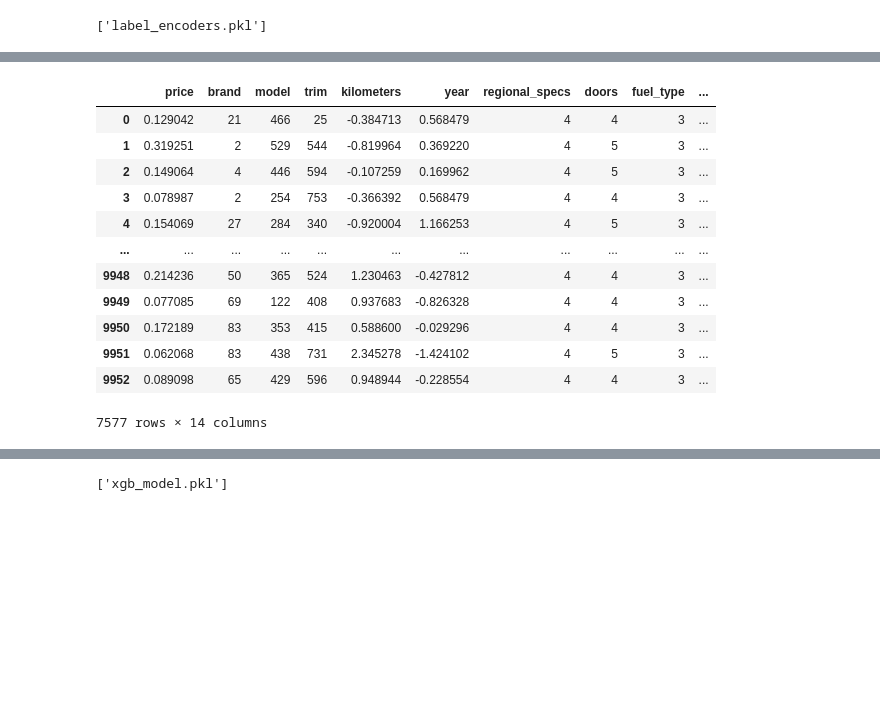
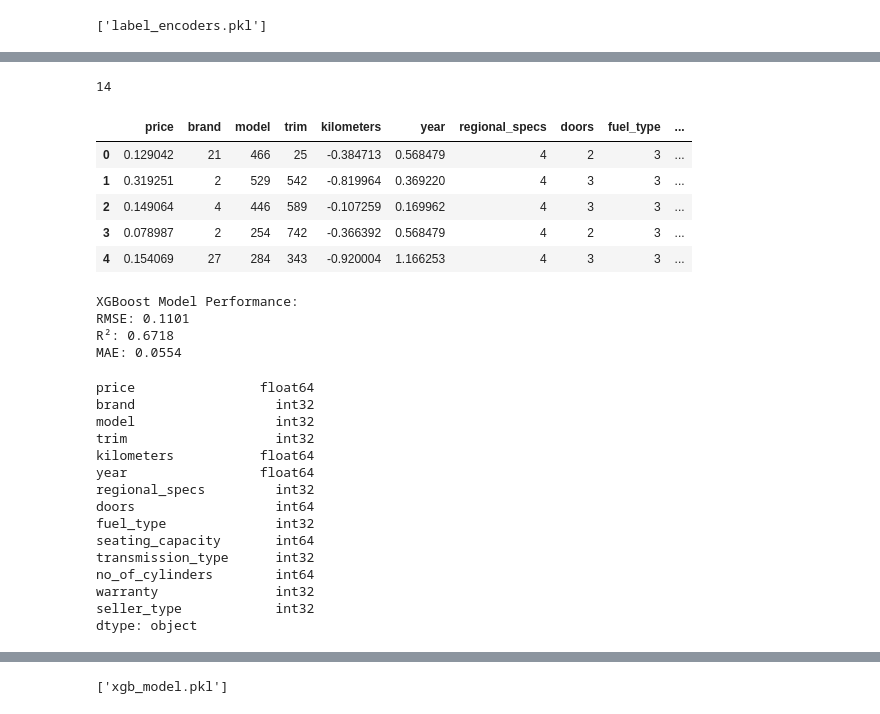
Before and after one commit to Hijas17/Car-Sales-Prediciton, a Jupyter notebook: prediction.ipynb, the cells around one changed output, grey strips where cells are left out. Saved outputs shown, nothing was run; the diff lists cells and outputs as text; code cells hidden in the pictures; blank space fills up the shorter version.

```diff
--- a/prediction.ipynb
+++ b/prediction.ipynb
@@ -250,0 +305,4 @@ joblib.dump(label_encoders, 'label_encoders.pkl')
+# %%
+df_encoded.shape[1]
+# %% [output]
+14
@@ -251,16 +324,61 @@ joblib.dump(label_encoders, 'label_encoders.pkl')
+# %%
+df_encoded.head()
+# %% [output]
+|  | price | brand | model | trim | kilometers | year | regional_specs | doors | fuel_type | ... |
+| 0 | 0.129042 | 21 | 466 | 25 | -0.384713 | 0.568479 | 4 | 2 | 3 | ... |
+| 1 | 0.319251 | 2 | 529 | 542 | -0.819964 | 0.369220 | 4 | 3 | 3 | ... |
+| 2 | 0.149064 | 4 | 446 | 589 | -0.107259 | 0.169962 | 4 | 3 | 3 | ... |
+| 3 | 0.078987 | 2 | 254 | 742 | -0.366392 | 0.568479 | 4 | 2 | 3 | ... |
+| 4 | 0.154069 | 27 | 284 | 343 | -0.920004 | 1.166253 | 4 | 3 | 3 | ... |
+# %%
+
+# Split the data into training and testing sets
+X = df_encoded.drop(columns=['price'])
+y = df_encoded['price']
+
+# Split the data into training and testing sets
+X_train, X_test, y_train, y_test = train_test_split(X, y, test_size=0.2, random_state=42)
+
+# Train an XGBoost model
+xgb_model = xgb.XGBRegressor(n_estimators=100, learning_rate=0.1, random_state=42)
+xgb_model.fit(X_train, y_train)
+
+# Evaluate the model on the test data
+y_pred = xgb_model.predict(X_test)
+
+joblib.dump(xgb_model,'xgb_model.pkl')
+
+# Calculate metrics
+rmse = mean_squared_error(y_test, y_pred, squared=False)
+r2 = r2_score(y_test, y_pred)
+mae = mean_absolute_error(y_test, y_pred)
+
+
+
+print(f"\nXGBoost Model Performance:")
+print(f"RMSE: {rmse:.4f}")
+print(f"R²: {r2:.4f}")
+print(f"MAE: {mae:.4f}")
+# %% [output]
+XGBoost Model Performance:
+RMSE: 0.1101
+R²: 0.6718
+MAE: 0.0554
 # %%
-display(df_encoded)
+display(df_encoded.dtypes)
 # %% [output]
-|  | price | brand | model | trim | kilometers | year | regional_specs | doors | fuel_type | ... |
-| 0 | 0.129042 | 21 | 466 | 25 | -0.384713 | 0.568479 | 4 | 4 | 3 | ... |
-| 1 | 0.319251 | 2 | 529 | 544 | -0.819964 | 0.369220 | 4 | 5 | 3 | ... |
-| 2 | 0.149064 | 4 | 446 | 594 | -0.107259 | 0.169962 | 4 | 5 | 3 | ... |
-| 3 | 0.078987 | 2 | 254 | 753 | -0.366392 | 0.568479 | 4 | 4 | 3 | ... |
-| 4 | 0.154069 | 27 | 284 | 340 | -0.920004 | 1.166253 | 4 | 5 | 3 | ... |
-| ... | ... | ... | ... | ... | ... | ... | ... | ... | ... | ... |
-| 9948 | 0.214236 | 50 | 365 | 524 | 1.230463 | -0.427812 | 4 | 4 | 3 | ... |
-| 9949 | 0.077085 | 69 | 122 | 408 | 0.937683 | -0.826328 | 4 | 4 | 3 | ... |
-| 9950 | 0.172189 | 83 | 353 | 415 | 0.588600 | -0.029296 | 4 | 4 | 3 | ... |
-| 9951 | 0.062068 | 83 | 438 | 731 | 2.345278 | -1.424102 | 4 | 5 | 3 | ... |
-| 9952 | 0.089098 | 65 | 429 | 596 | 0.948944 | -0.228554 | 4 | 4 | 3 | ... |
-7577 rows × 14 columns
+price                float64
+brand                  int32
+model                  int32
+trim                   int32
+kilometers           float64
+year                 float64
+regional_specs         int32
+doors                  int64
+fuel_type              int32
+seating_capacity       int64
+transmission_type      int32
+no_of_cylinders        int64
+warranty               int32
+seller_type            int32
+dtype: object
```
Also changed, not shown: parts of 21 cells of this notebook, 3 other files.
